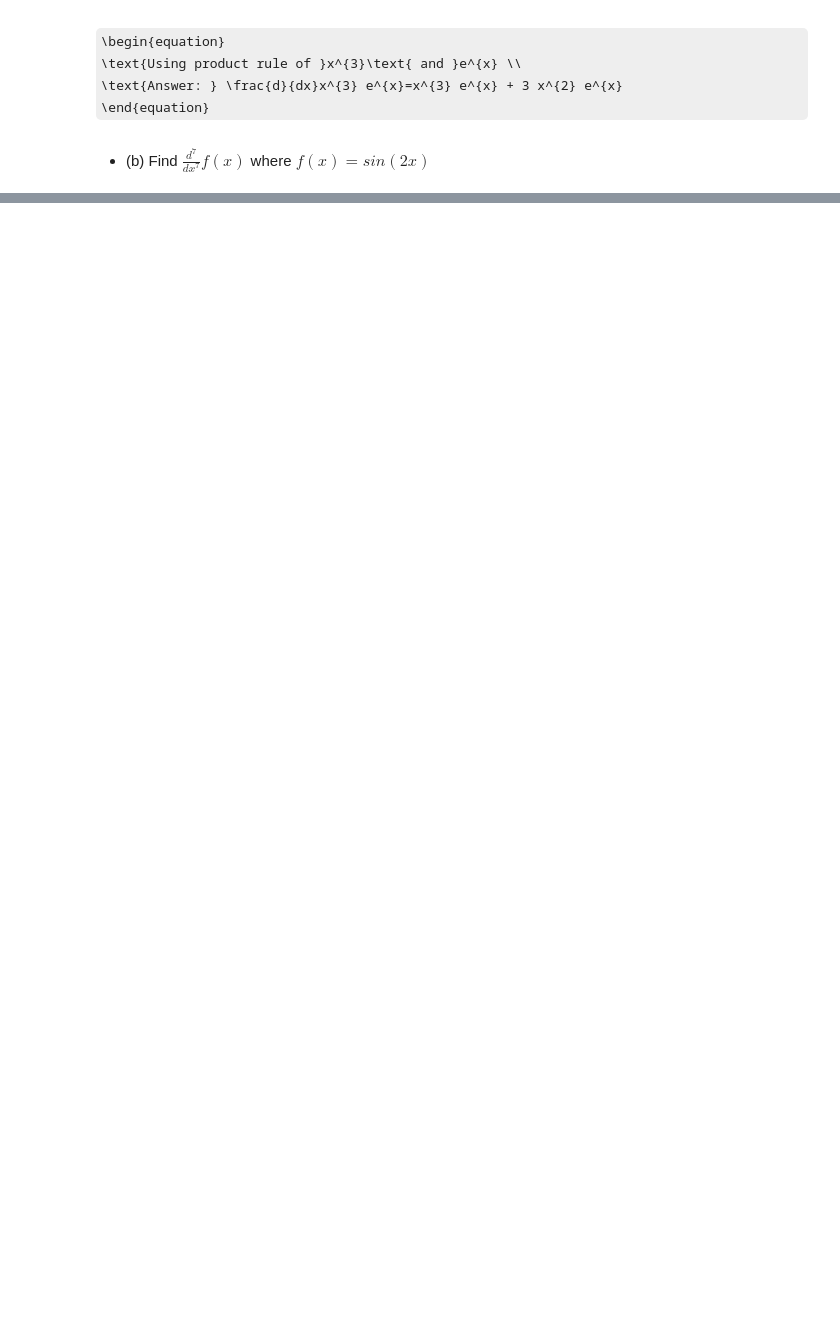
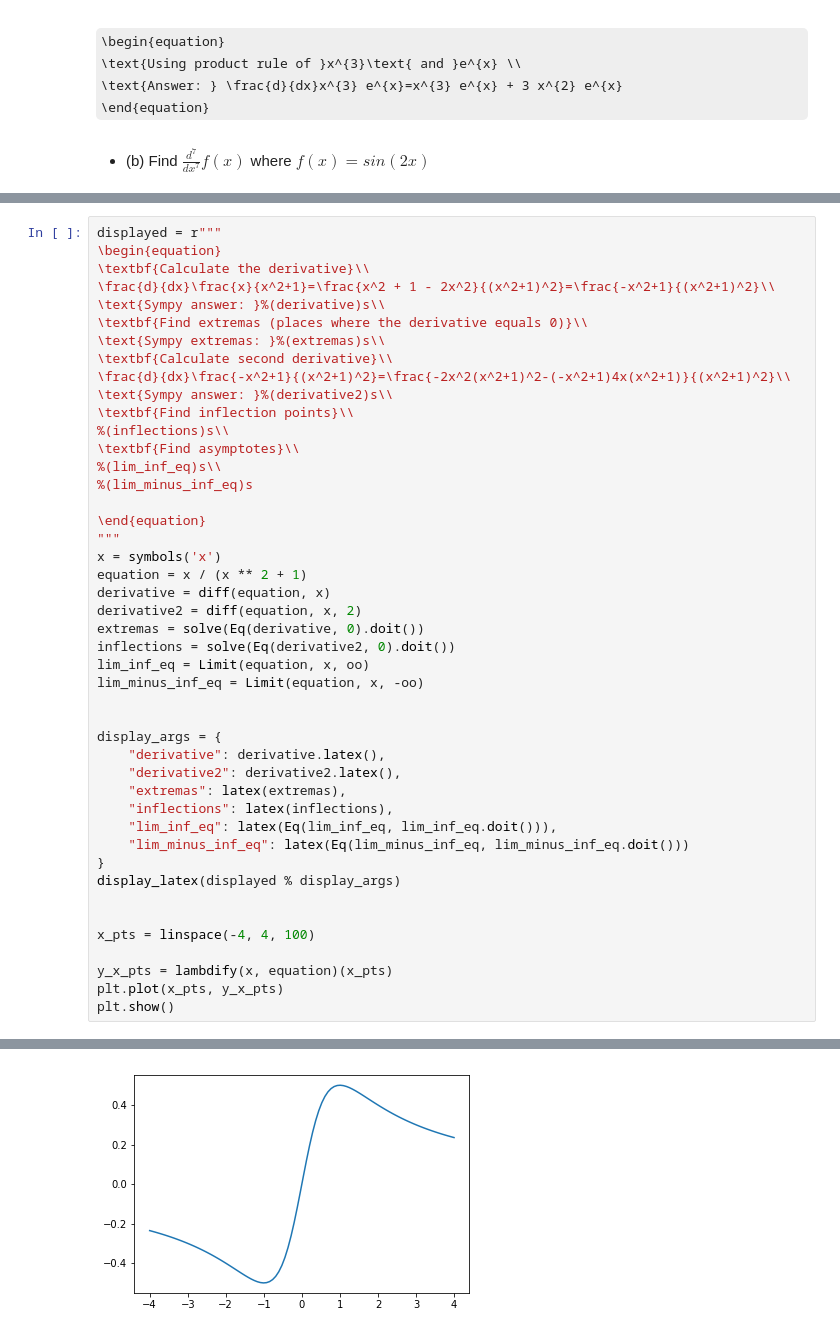
Before and after one commit to Sroka/jupyter_maths, a Jupyter notebook: Calculus1/FinalExam.ipynb, the cells around one changed output, grey strips where cells are left out. Cells and saved outputs as stored; diff of their text form; some formulas as TeX source; blank space fills up the shorter version.

```diff
--- a/Calculus1/FinalExam.ipynb
+++ b/Calculus1/FinalExam.ipynb
@@ -69,0 +203,46 @@ f(x)=sin(2x)\\
+# %%
+displayed = r"""
+\begin{equation}
+\textbf{Calculate the derivative}\\
+\frac{d}{dx}\frac{x}{x^2+1}=\frac{x^2 + 1 - 2x^2}{(x^2+1)^2}=\frac{-x^2+1}{(x^2+1)^2}\\
+\text{Sympy answer: }%(derivative)s\\
+\textbf{Find extremas (places where the derivative equals 0)}\\
+\text{Sympy extremas: }%(extremas)s\\
+\textbf{Calculate second derivative}\\
+\frac{d}{dx}\frac{-x^2+1}{(x^2+1)^2}=\frac{-2x^2(x^2+1)^2-(-x^2+1)4x(x^2+1)}{(x^2+1)^2}\\
+\text{Sympy answer: }%(derivative2)s\\
+\textbf{Find inflection points}\\
+%(inflections)s\\
+\textbf{Find asymptotes}\\
+%(lim_inf_eq)s\\
+%(lim_minus_inf_eq)s
+
+\end{equation}
+"""
+x = symbols('x')
+equation = x / (x ** 2 + 1)
+derivative = diff(equation, x)
+derivative2 = diff(equation, x, 2)
+extremas = solve(Eq(derivative, 0).doit())
+inflections = solve(Eq(derivative2, 0).doit())
+lim_inf_eq = Limit(equation, x, oo)
+lim_minus_inf_eq = Limit(equation, x, -oo)
+
+
+display_args = {
+    "derivative": derivative.latex(),
+    "derivative2": derivative2.latex(),
+    "extremas": latex(extremas),
+    "inflections": latex(inflections),
+    "lim_inf_eq": latex(Eq(lim_inf_eq, lim_inf_eq.doit())),
+    "lim_minus_inf_eq": latex(Eq(lim_minus_inf_eq, lim_minus_inf_eq.doit()))
+}
+display_latex(displayed % display_args)
+
+
+x_pts = linspace(-4, 4, 100)
+
+y_x_pts = lambdify(x, equation)(x_pts)
+plt.plot(x_pts, y_x_pts)
+plt.show()
+# %% [output]
@@ -69,0 +264 @@ f(x)=sin(2x)\\
+[figure, added]
```
Also changed, not shown: parts of 36 cells of this notebook, 3 other files.
